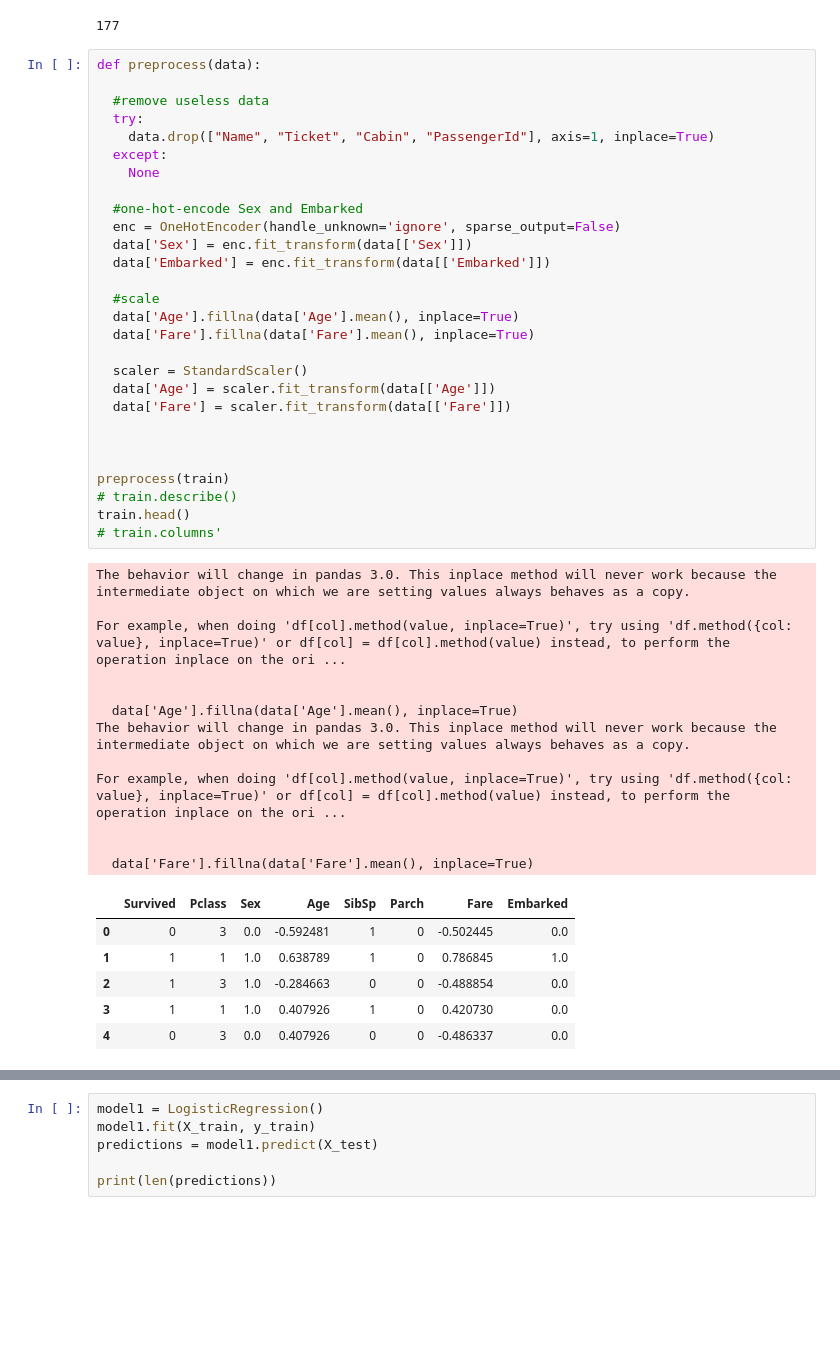
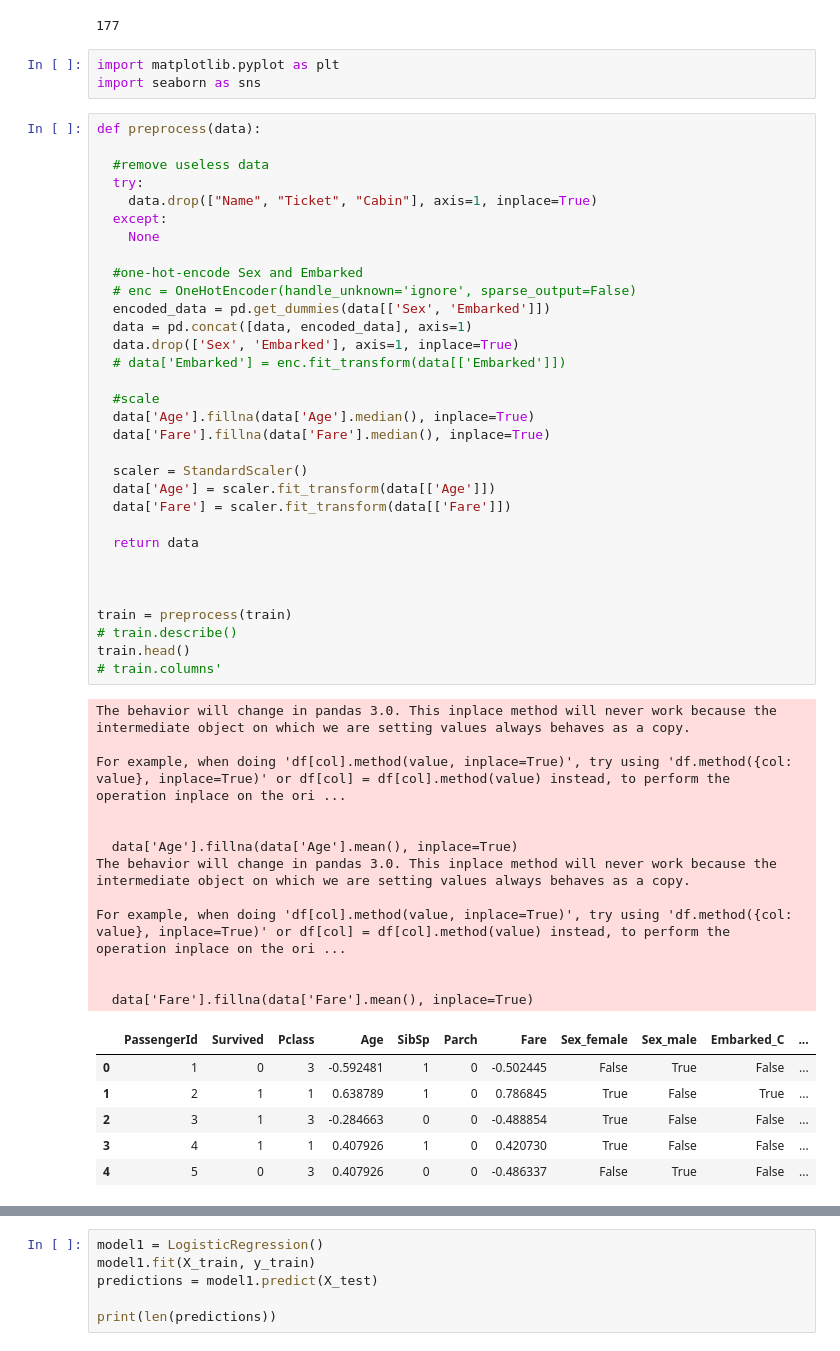
Before and after one commit to AMOGHA1140/kaggle_contents, a Jupyter notebook: titanic/model.ipynb, the cells around one changed output, grey strips where cells are left out. Drawn from its saved outputs; the diff is of its cells as text; blank space fills up the shorter version.

```diff
--- a/titanic/model.ipynb
+++ b/titanic/model.ipynb
@@ -13,51 +13,58 @@ test = pd.read_csv("https://raw.githubusercontent.com/AMOGHA1140/kaggle_contents
 train['Age'].isnull().sum()
 # %% [output]
 177
+# %%
+import matplotlib.pyplot as plt
+import seaborn as sns
 # %%
 def preprocess(data):
 
   #remove useless data
   try:
-    data.drop(["Name", "Ticket", "Cabin", "PassengerId"], axis=1, inplace=True)
+    data.drop(["Name", "Ticket", "Cabin"], axis=1, inplace=True)
   except:
     None
 
   #one-hot-encode Sex and Embarked
-  enc = OneHotEncoder(handle_unknown='ignore', sparse_output=False)
-  data['Sex'] = enc.fit_transform(data[['Sex']])
-  data['Embarked'] = enc.fit_transform(data[['Embarked']])
+  # enc = OneHotEncoder(handle_unknown='ignore', sparse_output=False)
+  encoded_data = pd.get_dummies(data[['Sex', 'Embarked']])
+  data = pd.concat([data, encoded_data], axis=1)
+  data.drop(['Sex', 'Embarked'], axis=1, inplace=True)
+  # data['Embarked'] = enc.fit_transform(data[['Embarked']])
 
   #scale
-  data['Age'].fillna(data['Age'].mean(), inplace=True)
-  data['Fare'].fillna(data['Fare'].mean(), inplace=True)
+  data['Age'].fillna(data['Age'].median(), inplace=True)
+  data['Fare'].fillna(data['Fare'].median(), inplace=True)
 
   scaler = StandardScaler()
   data['Age'] = scaler.fit_transform(data[['Age']])
   data['Fare'] = scaler.fit_transform(data[['Fare']])
 
+  return data
 
 
-preprocess(train)
+
+train = preprocess(train)
 # train.describe()
 train.head()
 # train.columns'
 # %% [output]
 The behavior will change in pandas 3.0. This inplace method will never work because the intermediate object on which we are setting values always behaves as a copy.
 
 For example, when doing 'df[col].method(value, inplace=True)', try using 'df.method({col: value}, inplace=True)' or df[col] = df[col].method(value) instead, to perform the operation inplace on the ori ...
 
 
   data['Age'].fillna(data['Age'].mean(), inplace=True)
 The behavior will change in pandas 3.0. This inplace method will never work because the intermediate object on which we are setting values always behaves as a copy.
 
 For example, when doing 'df[col].method(value, inplace=True)', try using 'df.method({col: value}, inplace=True)' or df[col] = df[col].method(value) instead, to perform the operation inplace on the ori ...
 
 
   data['Fare'].fillna(data['Fare'].mean(), inplace=True)
-|  | Survived | Pclass | Sex | Age | SibSp | Parch | Fare | Embarked |
-| 0 | 0 | 3 | 0.0 | -0.592481 | 1 | 0 | -0.502445 | 0.0 |
-| 1 | 1 | 1 | 1.0 | 0.638789 | 1 | 0 | 0.786845 | 1.0 |
-| 2 | 1 | 3 | 1.0 | -0.284663 | 0 | 0 | -0.488854 | 0.0 |
-| 3 | 1 | 1 | 1.0 | 0.407926 | 1 | 0 | 0.420730 | 0.0 |
-| 4 | 0 | 3 | 0.0 | 0.407926 | 0 | 0 | -0.486337 | 0.0 |
+|  | PassengerId | Survived | Pclass | Age | SibSp | Parch | Fare | Sex_female | Sex_male | Embarked_C | ... |
+| 0 | 1 | 0 | 3 | -0.592481 | 1 | 0 | -0.502445 | False | True | False | ... |
+| 1 | 2 | 1 | 1 | 0.638789 | 1 | 0 | 0.786845 | True | False | True | ... |
+| 2 | 3 | 1 | 3 | -0.284663 | 0 | 0 | -0.488854 | True | False | False | ... |
+| 3 | 4 | 1 | 1 | 0.407926 | 1 | 0 | 0.420730 | True | False | False | ... |
+| 4 | 5 | 0 | 3 | 0.407926 | 0 | 0 | -0.486337 | False | True | False | ... |
 # %%
```
Also changed, not shown: parts of 4 cells of this notebook.
